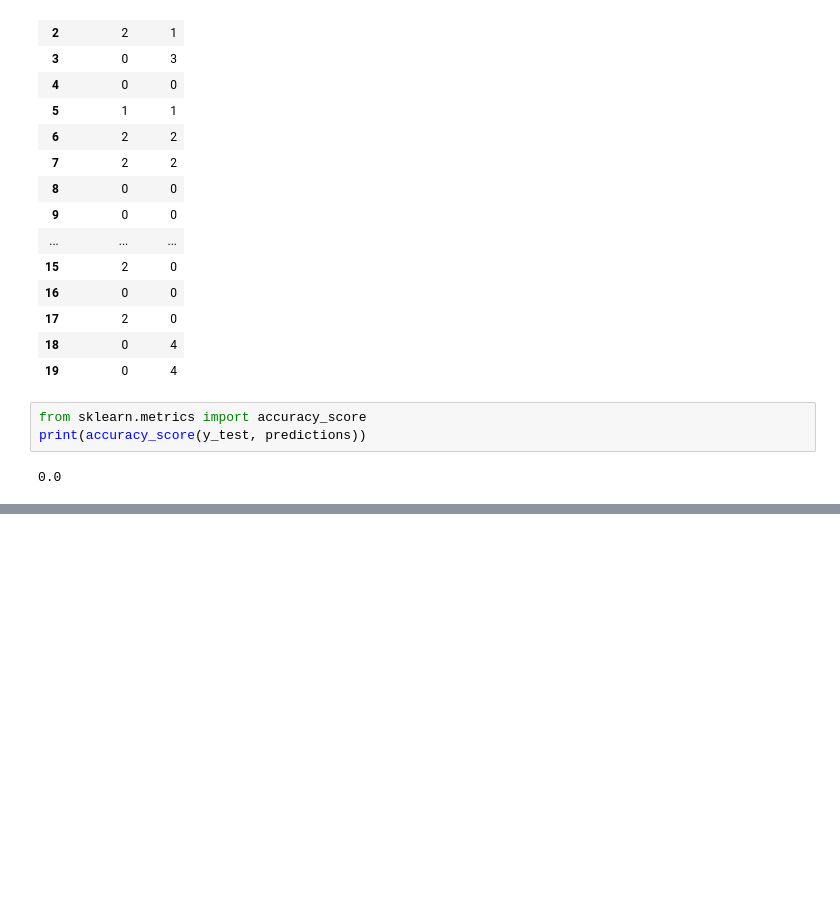
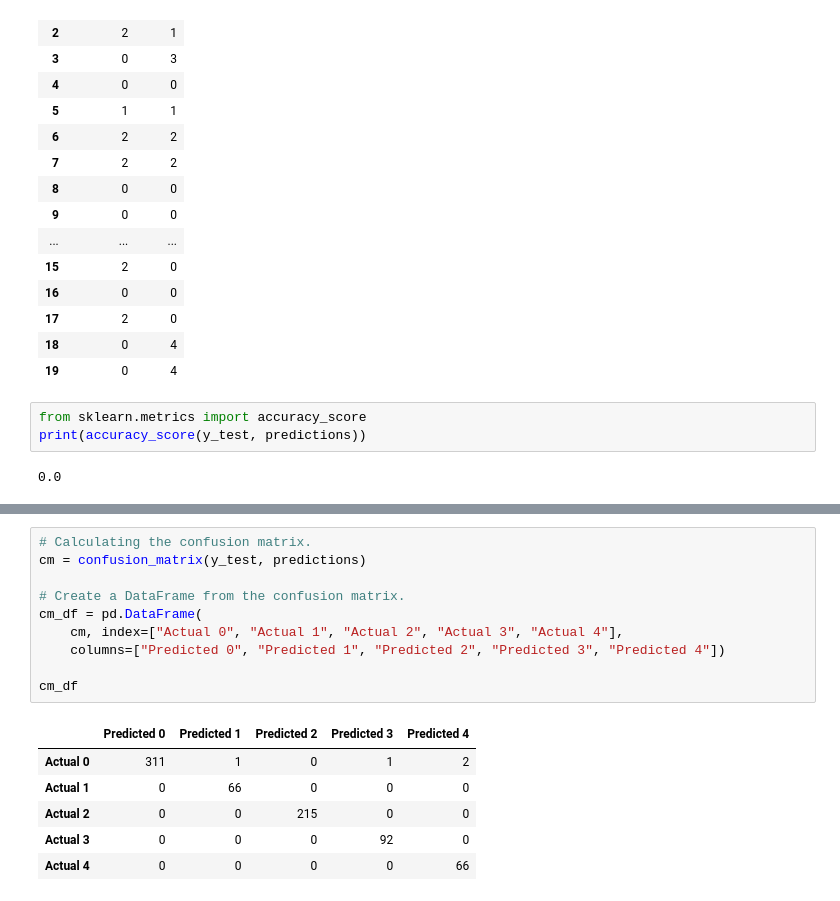
Before and after one commit to gothwalritu/Water-qualtiy-predictor-with-time-sereis-forecasting, a Jupyter notebook: Ling_Hoang/WQ0611-WaterQualityTesting.ipynb, the cells around one changed output, grey strips where cells are left out. Cells and saved outputs as stored; diff of their text form; blank space fills up the shorter version.

```diff
--- a/Ling_Hoang/WQ0611-WaterQualityTesting.ipynb
+++ b/Ling_Hoang/WQ0611-WaterQualityTesting.ipynb
@@ -704,0 +638,17 @@ sorted(zip(rf_model.feature_importances_, X.columns), reverse=True)
+# %%
+# Calculating the confusion matrix.
+cm = confusion_matrix(y_test, predictions)
+
+# Create a DataFrame from the confusion matrix.
+cm_df = pd.DataFrame(
+    cm, index=["Actual 0", "Actual 1", "Actual 2", "Actual 3", "Actual 4"],
+    columns=["Predicted 0", "Predicted 1", "Predicted 2", "Predicted 3", "Predicted 4"])
+
+cm_df
+# %% [output]
+|  | Predicted 0 | Predicted 1 | Predicted 2 | Predicted 3 | Predicted 4 |
+| Actual 0 | 311 | 1 | 0 | 1 | 2 |
+| Actual 1 | 0 | 66 | 0 | 0 | 0 |
+| Actual 2 | 0 | 0 | 215 | 0 | 0 |
+| Actual 3 | 0 | 0 | 0 | 92 | 0 |
+| Actual 4 | 0 | 0 | 0 | 0 | 66 |
```
Also changed, not shown: parts of 52 cells of this notebook.
